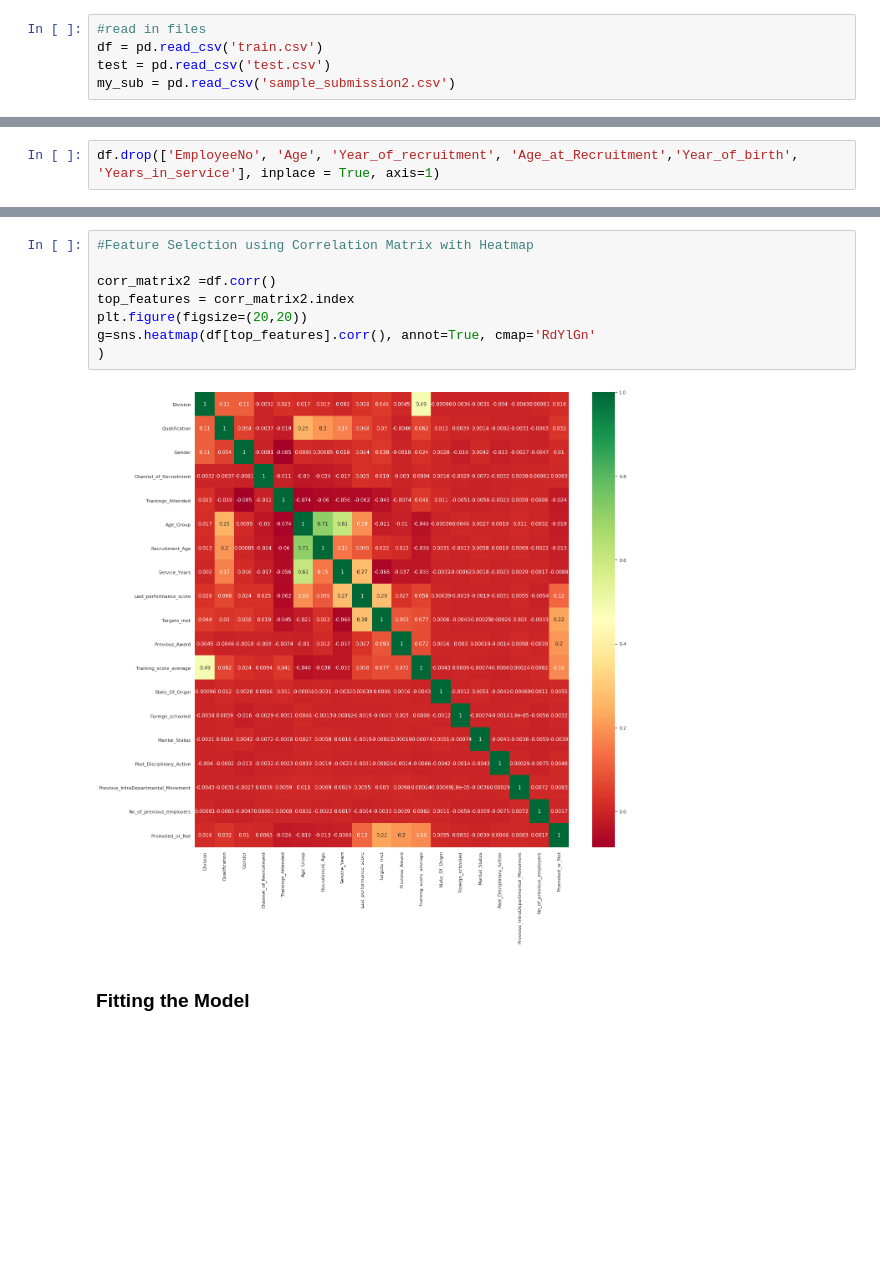
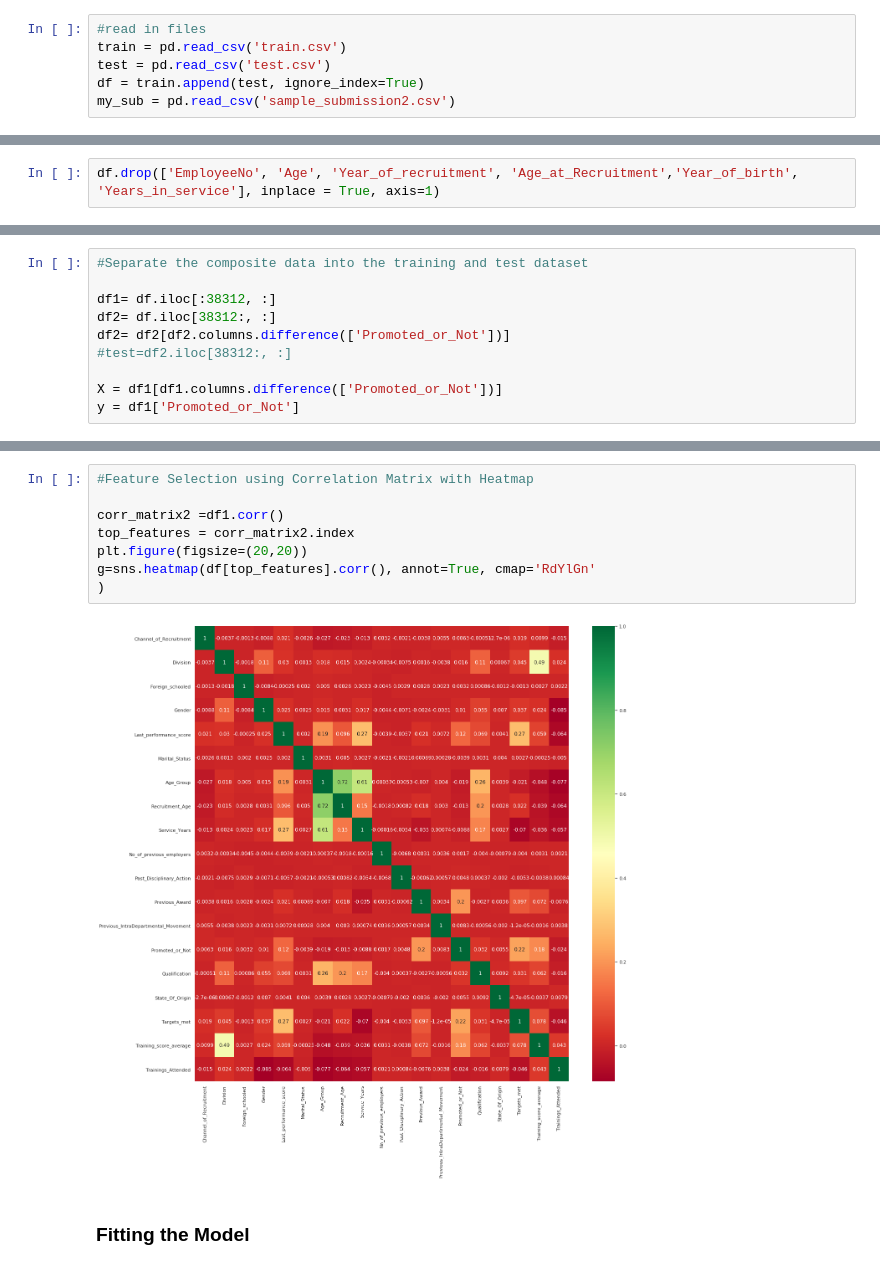
Before and after one commit to Oluemeka/staff-promotion, a Jupyter notebook: intercampusai.ipynb, the cells around one changed output, grey strips where cells are left out. Drawn from its saved outputs; the diff is of its cells as text; blank space fills up the shorter version.

```diff
--- a/intercampusai.ipynb
+++ b/intercampusai.ipynb
@@ -27,6 +27,7 @@ os.getcwd()
 os.chdir('/home/jeremiah/Documents/intercampusai2019')
 # %%
 #read in files
-df = pd.read_csv('train.csv')
+train = pd.read_csv('train.csv')
 test = pd.read_csv('test.csv')
+df = train.append(test, ignore_index=True)
 my_sub = pd.read_csv('sample_submission2.csv')
@@ -444,0 +485,10 @@ memory usage: 2.0 MB
+# %%
+#Separate the composite data into the training and test dataset
+
+df1= df.iloc[:38312, :]
+df2= df.iloc[38312:, :]
+df2= df2[df2.columns.difference(['Promoted_or_Not'])]
+#test=df2.iloc[38312:, :]
+
+X = df1[df1.columns.difference(['Promoted_or_Not'])]
+y = df1['Promoted_or_Not']
@@ -460,13 +555,13 @@ plt.show()
 # %%
 #Feature Selection using Correlation Matrix with Heatmap
 
-corr_matrix2 =df.corr()
+corr_matrix2 =df1.corr()
 top_features = corr_matrix2.index
 plt.figure(figsize=(20,20))
 g=sns.heatmap(df[top_features].corr(), annot=True, cmap='RdYlGn'
 )
 # %% [output]
-[figure, old version]
+[figure, new version]
 # %% [markdown]
 ### Fitting the Model
 # %%
```
Also changed, not shown: parts of 51 cells of this notebook.
